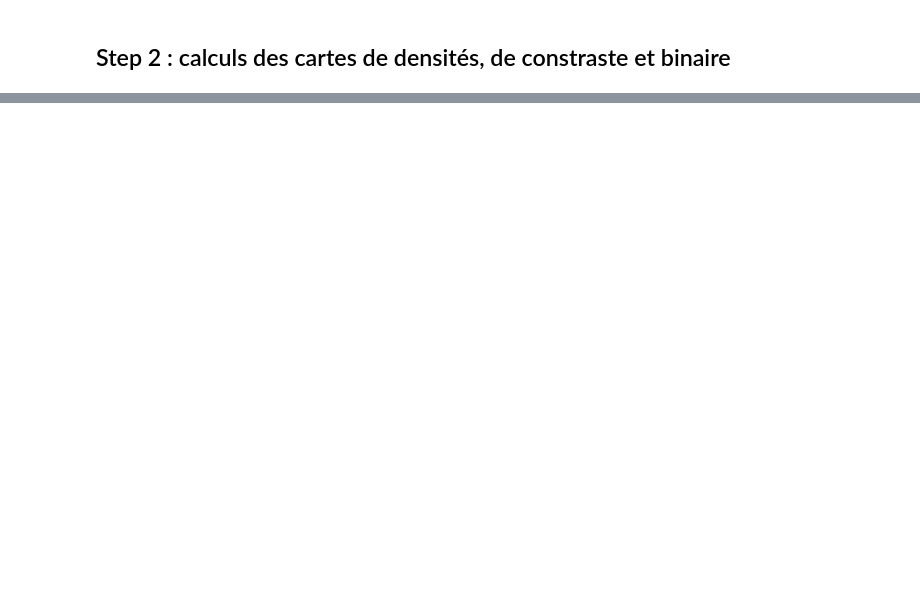
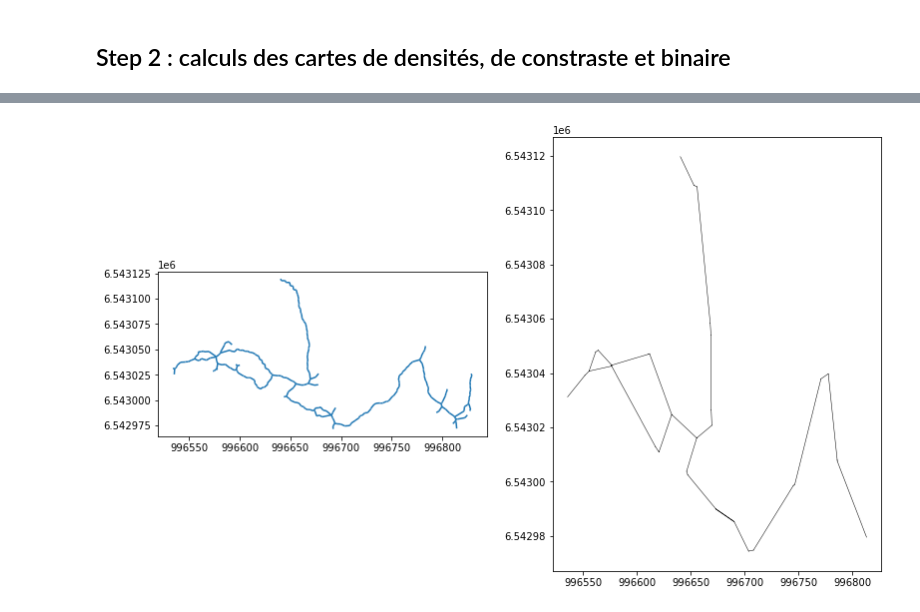
Before and after one commit to umrlastig/Footprint2graph-pipeline, a Jupyter notebook: doc/source/examples/Simple_End-to-End_Example.ipynb, the cells around one changed output, grey strips where cells are left out. Drawn from its saved outputs; the diff is of its cells as text; code cells hidden in the pictures; blank space fills up the shorter version.

```diff
--- a/doc/source/examples/Simple_End-to-End_Example.ipynb
+++ b/doc/source/examples/Simple_End-to-End_Example.ipynb
@@ -241,0 +208,17 @@ gdf.plot(ax=ax4)
+# %%
+from ofnp import network
+
+DIST_MIN_ARC  = 50
+network(RESPATH, DIST_MIN_ARC)
+
+fmt = tkl.NetworkFormat({
+           "pos_edge_id": 0,
+           "pos_source": 1,
+           "pos_target": 2,
+           "pos_wkt": 4,
+           "srid": "ENU",
+           "separator": ",",
+           "header": 1})
+
+networkpath = RESPATH + 'network/reseau_PT.csv'
+network = tkl.NetworkReader.readFromFile(networkpath, fmt, verbose=False)
@@ -241,0 +238,11 @@ gdf.plot(ax=ax4)
+# %%
+plt.figure(figsize=(13, 8))
+
+ax1 = plt.subplot2grid((1, 2), (0, 0))
+gdf = gpd.read_file(RESPATH + 'network/squelette_PT.shp')
+gdf.plot(ax=ax1)
+
+ax2 = plt.subplot2grid((1, 2), (0, 1))
+network.plot('k-', '', 'g-', 'r-', 0.5, ax2)
+# %% [output]
+[figure, added]
```
Also changed, not shown: parts of 9 cells of this notebook, 20 other files.
